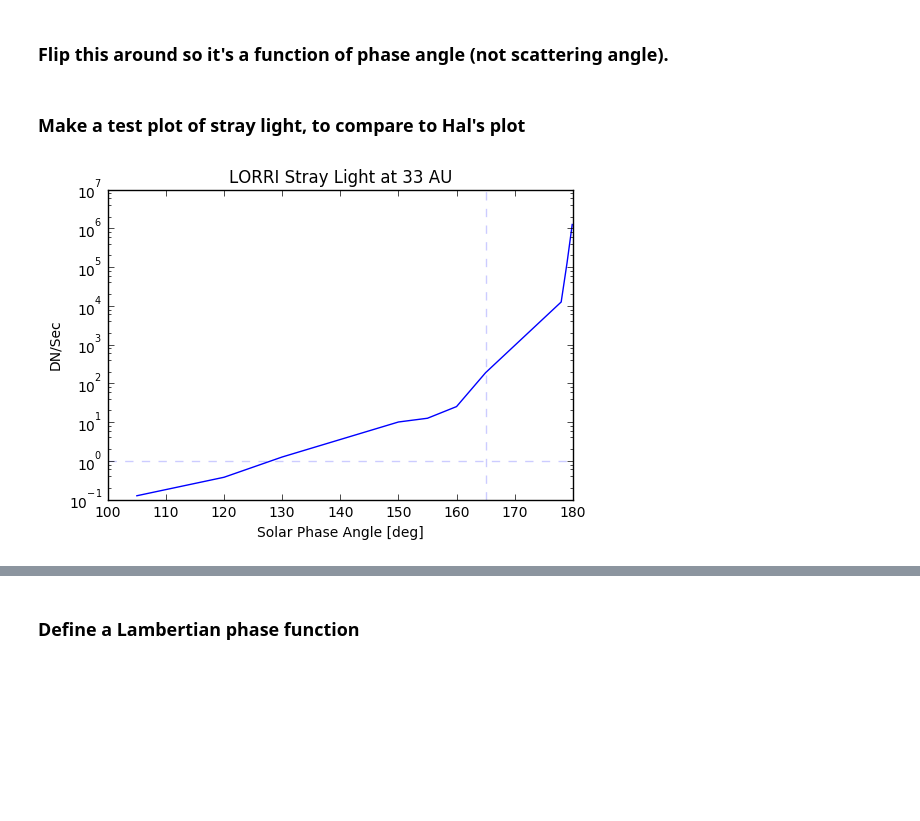
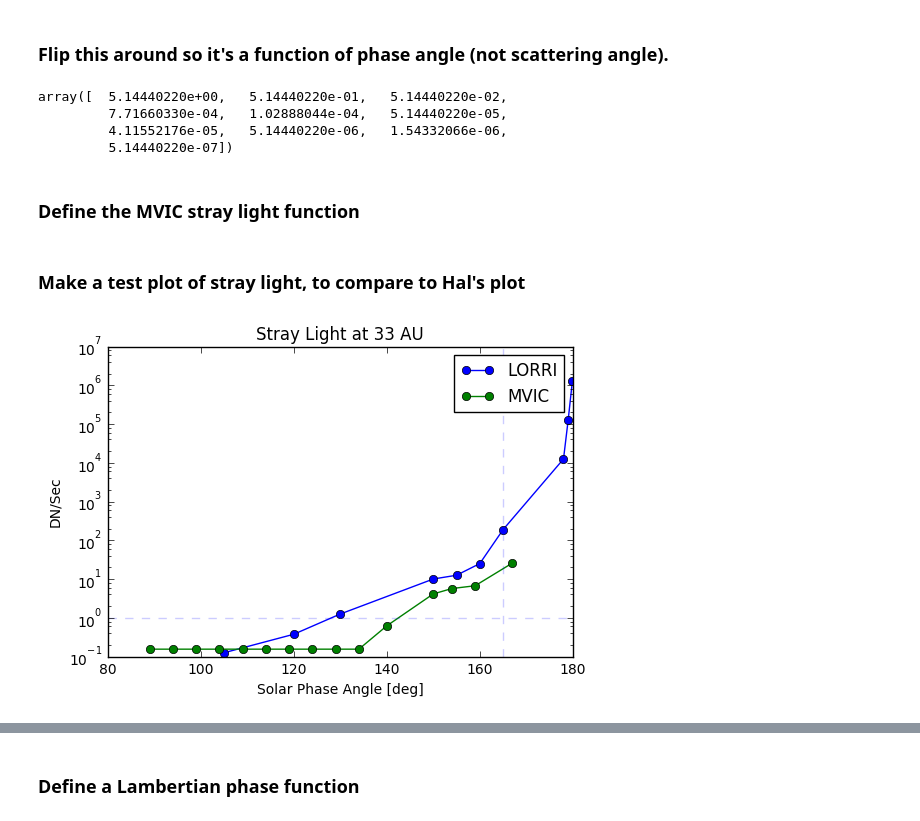
Before and after one commit to henrythroop/NH_Jring, a Jupyter notebook: KEM KBO Planning.ipynb, the cells around one changed output, grey strips where cells are left out. Cells and saved outputs as stored; diff of their text form; code cells hidden in the pictures; blank space fills up the shorter version.

```diff
--- a/KEM KBO Planning.ipynb
+++ b/KEM KBO Planning.ipynb
@@ -106,25 +181,66 @@ dist_pluto_ca_au   = 33             # NH heliocentric distance at Pluto flyby, i
 # %% [markdown]
 ### Flip this around so it's a function of phase angle (not scattering angle).
 # %%
-angle_stray           = IoF_stray_lorri_pluto_arr[0,:]
-phi_stray             = (180 - angle_stray) * d2r # Phase angle, in radians
-IoF_stray_lorri_pluto = IoF_stray_lorri_pluto_arr[1,:]
+angle_stray           = IoF_stray_lorri_arr[0,:]
+phi_stray_lorri       = (180 - angle_stray) * d2r # Phase angle, in radians
+IoF_stray_lorri       = IoF_stray_lorri_arr[1,:]
 
 # Convert Hal's chart values from I/F, to DN, using normalization constant on that chart.
 
-S_stray_lorri_pluto   = IoF_stray_lorri_pluto * (10 / 8e-4) # DN/sec/pixel [blue dashed line in Hal's slide]
+S_stray_lorri_pluto   = IoF_stray_lorri * (10 / 8e-4)       # DN/sec/pixel [blue dashed line in Hal's slide]
                                                             # DN/sec is for Pluto distance.
                                                             # For other distances, multiply by (33/dist_au)**2
+
+# Now do a test conversion: convert this from I/F to DN/sec using RT eq's.
+
+S_stray_lorri_pluto_test = RSOLAR_LORRI_1X1 = IoF_stray_lorri * (1/math.pi) * F_SOLAR / dist_pluto_ca_au**2
+# %%
+S_stray_lorri_pluto_test
+# %% [output]
+array([  5.14440220e+00,   5.14440220e-01,   5.14440220e-02,
+         7.71660330e-04,   1.02888044e-04,   5.14440220e-05,
+         4.11552176e-05,   5.14440220e-06,   1.54332066e-06,
+         5.14440220e-07])
+# %% [markdown]
+### Define the MVIC stray light function
+# %%
+IoF_stray_mvic_arr = np.transpose(np.array([
+                    [13, 5e-3],    # https://www.spaceops.swri.org/nh/wiki/images/1/14/Pan2preview.pdf - ACO2
+                    [21, 1.3e-3],  # https://www.spaceops.swri.org/nh/wiki/images/2/25/Pan1preview.pdf - ACO1
+                    [26, 1.1e-3],
+                    [30, 8e-4],
+                    [40, 1.2e-4],
+                    [46, 3e-5],
+                    [51, 3e-5],
+                    [56, 3e-5],
+                    [61, 3e-5],
+                    [66, 3e-5],
+                    [71, 3e-5],
+                    [76, 3e-5],
+                    [81, 3e-5],
+                    [86, 3e-5],
+                    [91, 3e-5]]))
+
+angle_stray        = IoF_stray_mvic_arr[0,:]
+phi_stray_mvic     = (180 - angle_stray) * d2r # Phase angle, in radians
+IoF_stray_mvic     = IoF_stray_mvic_arr[1,:]
+
+# Convert MVIC stray from I/F to DN/sec/pix at Pluto's distance.
+# Use the MVIC photometric equations (I/F = pi I R^2 / F_SOLAR).
+
+S_stray_mvic_pluto = RSOLAR_MVIC * IoF_stray_mvic * (1/math.pi) * F_SOLAR / dist_pluto_ca_au**2
 # %% [markdown]
 ### Make a test plot of stray light, to compare to Hal's plot
 # %%
-plt.plot(phi_stray*r2d, S_stray_lorri_pluto)
+plt.plot(phi_stray_lorri*r2d, S_stray_lorri_pluto, marker = 'o', label = 'LORRI')
+plt.plot(phi_stray_mvic*r2d, S_stray_mvic_pluto, marker = 'o', label = 'MVIC')
 plt.yscale('log')
 plt.xlabel('Solar Phase Angle [deg]')
 plt.ylabel('DN/Sec')
-plt.title('LORRI Stray Light at 33 AU')
+plt.title('Stray Light at 33 AU')
 plt.axhline(1,linestyle='--', alpha=0.2)    # 1 DN/sec
 plt.axvline(165,linestyle='--', alpha=0.2)  # Outbound asymptote
+plt.legend()
 plt.show()
 # %% [output]
-[figure, old version]
+[figure, new version]
```
Also changed, not shown: parts of 21 cells of this notebook.
